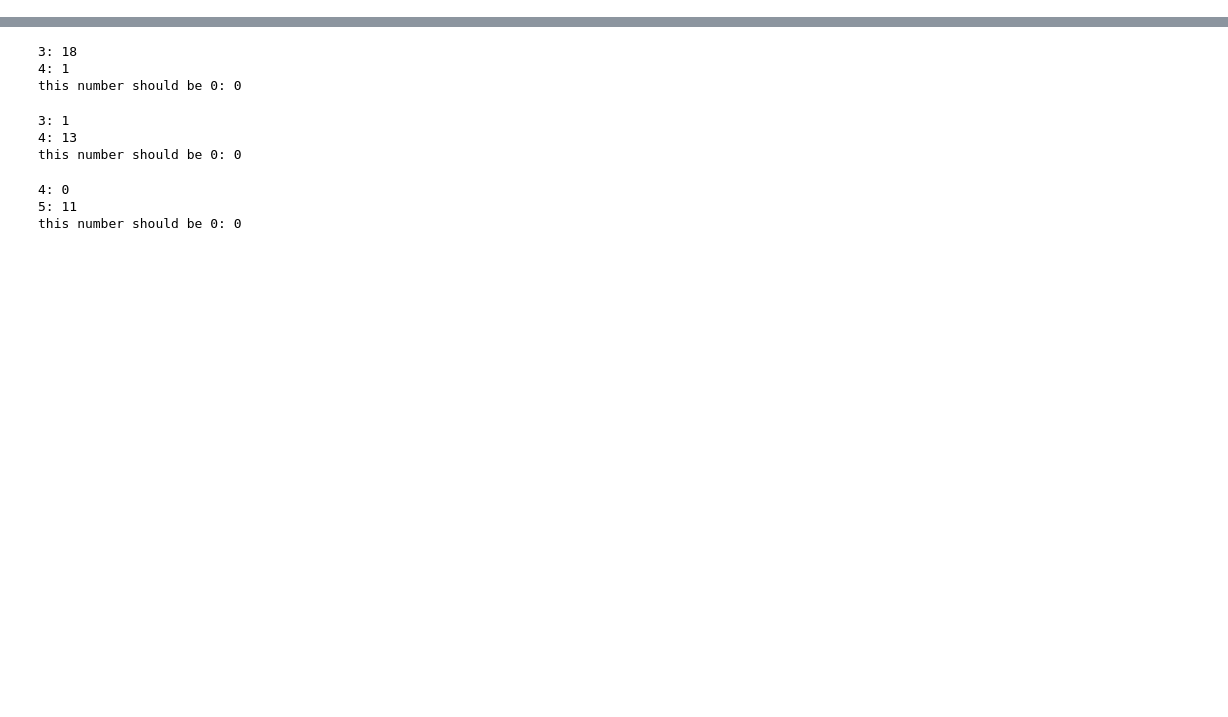
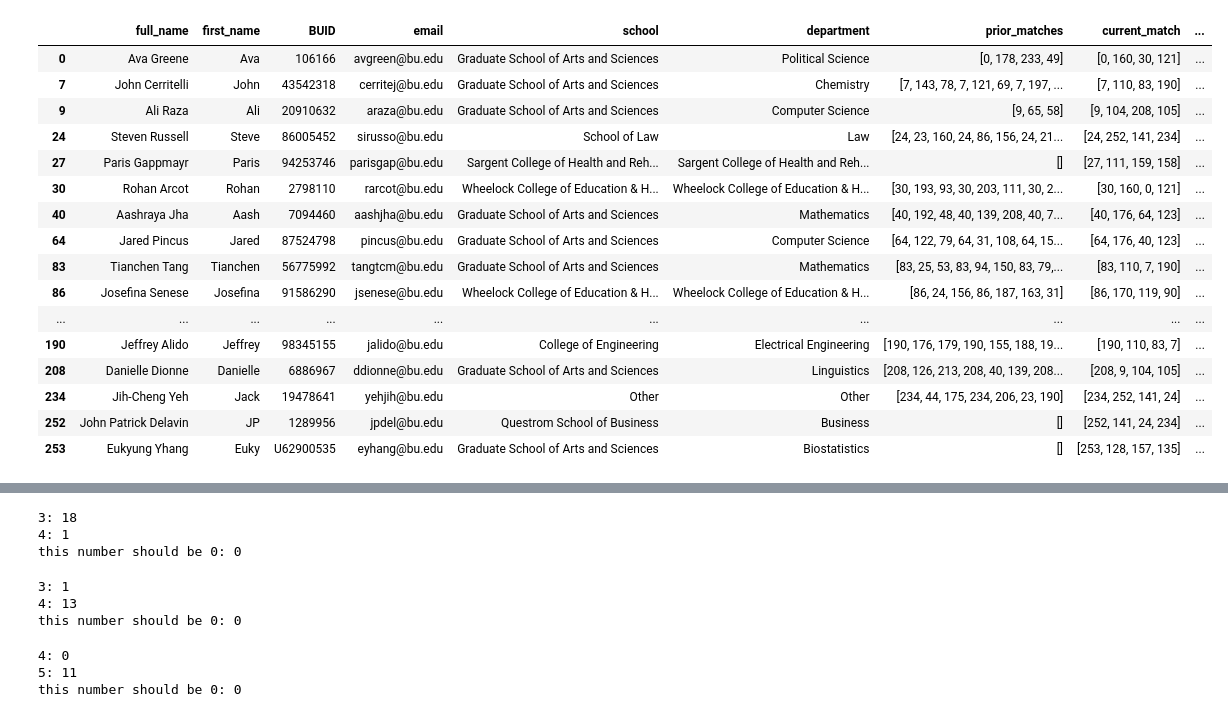
Before and after one commit to williamsaunders/BU_grad_trios, a Jupyter notebook: BU-grad-matches.ipynb, the cells around one changed output, grey strips where cells are left out. Saved outputs shown, nothing was run; the diff lists cells and outputs as text; code cells hidden in the pictures; blank space fills up the shorter version.

Commit message:
finished round 4 pairing and emails

```diff
--- a/BU-grad-matches.ipynb
+++ b/BU-grad-matches.ipynb
@@ -493,6 +502,26 @@ Dropdown(description='Group Size', index=1, options=(3, 4), style=DescriptionSty
 [interactive output not drawn]
 [interactive output not drawn]
 emails sent
+# %%
+data
+# %% [output]
+|  | full_name | first_name | BUID | email | school | department | prior_matches | current_match | ... |
+| 0 | Ava Greene | Ava | 106166 | avgreen@bu.edu | Graduate School of Arts and Sciences | Political Science | [0, 178, 233, 49] | [0, 160, 30, 121] | ... |
+| 7 | John Cerritelli | John | 43542318 | cerritej@bu.edu | Graduate School of Arts and Sciences | Chemistry | [7, 143, 78, 7, 121, 69, 7, 197, ... | [7, 110, 83, 190] | ... |
+| 9 | Ali Raza | Ali | 20910632 | araza@bu.edu | Graduate School of Arts and Sciences | Computer Science | [9, 65, 58] | [9, 104, 208, 105] | ... |
+| 24 | Steven Russell | Steve | 86005452 | sirusso@bu.edu | School of Law | Law | [24, 23, 160, 24, 86, 156, 24, 21... | [24, 252, 141, 234] | ... |
+| 27 | Paris Gappmayr | Paris | 94253746 | parisgap@bu.edu | Sargent College of Health and Reh... | Sargent College of Health and Reh... | [] | [27, 111, 159, 158] | ... |
+| 30 | Rohan Arcot | Rohan | 2798110 | rarcot@bu.edu | Wheelock College of Education & H... | Wheelock College of Education & H... | [30, 193, 93, 30, 203, 111, 30, 2... | [30, 160, 0, 121] | ... |
+| 40 | Aashraya Jha | Aash | 7094460 | aashjha@bu.edu | Graduate School of Arts and Sciences | Mathematics | [40, 192, 48, 40, 139, 208, 40, 7... | [40, 176, 64, 123] | ... |
+| 64 | Jared Pincus | Jared | 87524798 | pincus@bu.edu | Graduate School of Arts and Sciences | Computer Science | [64, 122, 79, 64, 31, 108, 64, 15... | [64, 176, 40, 123] | ... |
+| 83 | Tianchen Tang | Tianchen | 56775992 | tangtcm@bu.edu | Graduate School of Arts and Sciences | Mathematics | [83, 25, 53, 83, 94, 150, 83, 79,... | [83, 110, 7, 190] | ... |
+| 86 | Josefina Senese | Josefina | 91586290 | jsenese@bu.edu | Wheelock College of Education & H... | Wheelock College of Education & H... | [86, 24, 156, 86, 187, 163, 31] | [86, 170, 119, 90] | ... |
+| ... | ... | ... | ... | ... | ... | ... | ... | ... | ... |
+| 190 | Jeffrey Alido | Jeffrey | 98345155 | jalido@bu.edu | College of Engineering | Electrical Engineering | [190, 176, 179, 190, 155, 188, 19... | [190, 110, 83, 7] | ... |
+| 208 | Danielle Dionne | Danielle | 6886967 | ddionne@bu.edu | Graduate School of Arts and Sciences | Linguistics | [208, 126, 213, 208, 40, 139, 208... | [208, 9, 104, 105] | ... |
+| 234 | Jih-Cheng Yeh | Jack | 19478641 | yehjih@bu.edu | Other | Other | [234, 44, 175, 234, 206, 23, 190] | [234, 252, 141, 24] | ... |
+| 252 | John Patrick Delavin | JP | 1289956 | jpdel@bu.edu | Questrom School of Business | Business | [] | [252, 141, 24, 234] | ... |
+| 253 | Eukyung Yhang | Euky | U62900535 | eyhang@bu.edu | Graduate School of Arts and Sciences | Biostatistics | [] | [253, 128, 157, 135] | ... |
 # %%
 number4groups
 # %% [output]
```
Also changed, not shown: parts of 6 cells of this notebook, 10 other files.
